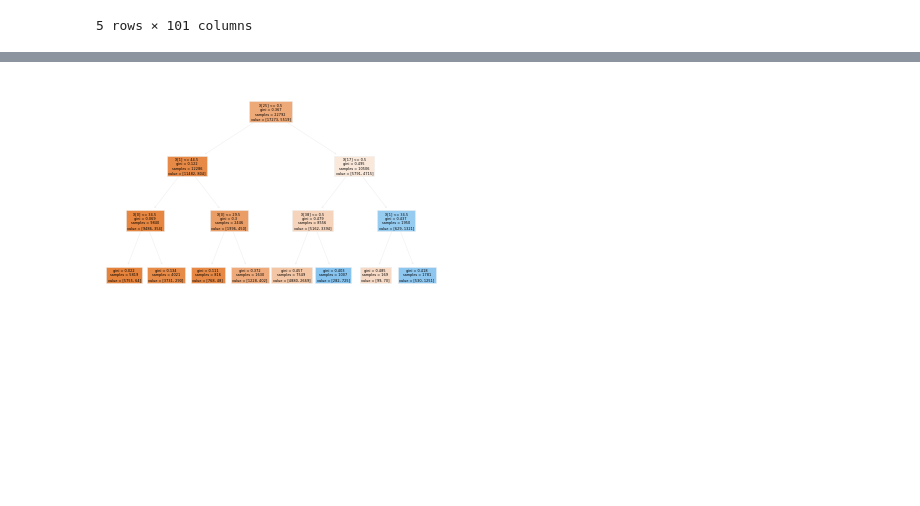
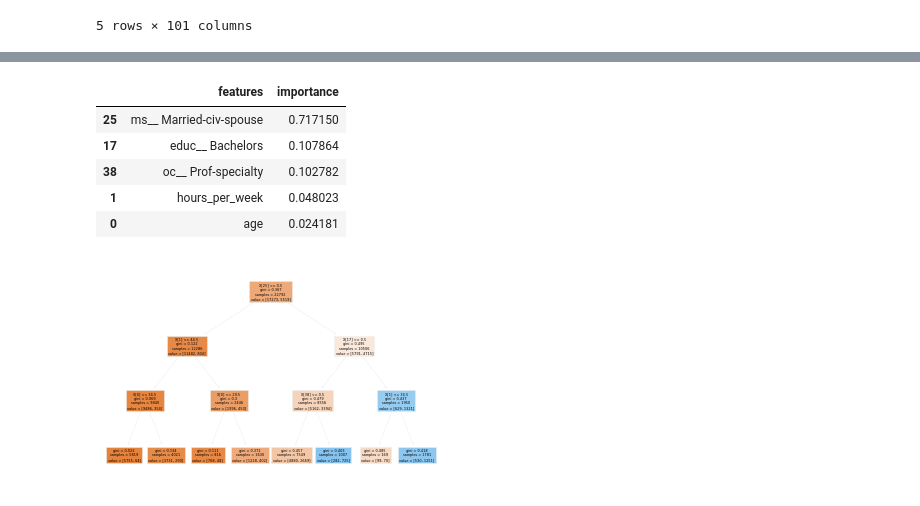
Before and after one commit to InteligenciaArtificialIIP/Arboles-y-Bosques-Aleatorios, a Jupyter notebook: Arboles y Bosques-Libreta Oficial.ipynb, the cells around one changed output, grey strips where cells are left out. Cells and saved outputs as stored; diff of their text form; code cells hidden in the pictures; blank space fills up the shorter version.

```diff
--- a/Arboles y Bosques-Libreta Oficial.ipynb
+++ b/Arboles y Bosques-Libreta Oficial.ipynb
@@ -458 +441,14 @@ array([0.02418128, 0.04802307, 0.        , 0.        , 0.        ,
+# %%
+# asignamos a la variables las caracteristicas mas importantes de la columna features
+importancia=pd.DataFrame({"features":features,"importance":clf.feature_importances_})
+# %%
+# Caracteristica mas importante
+importancia.sort_values("importance",ascending=False).head()
+# %% [output]
+|  | features | importance |
+| 25 | ms__ Married-civ-spouse | 0.717150 |
+| 17 | educ__ Bachelors | 0.107864 |
+| 38 | oc__ Prof-specialty | 0.102782 |
+| 1 | hours_per_week | 0.048023 |
+| 0 | age | 0.024181 |
 # %%
```
Also changed, not shown: parts of 23 cells of this notebook.
